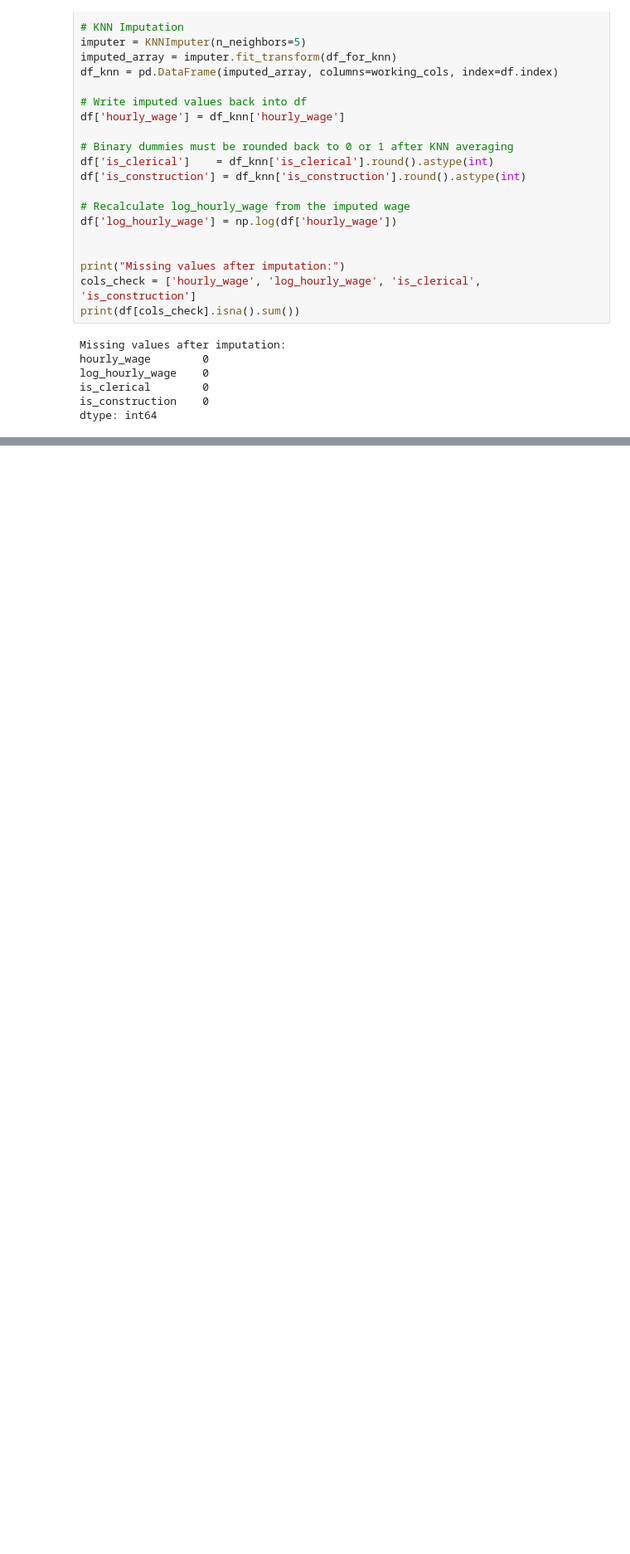
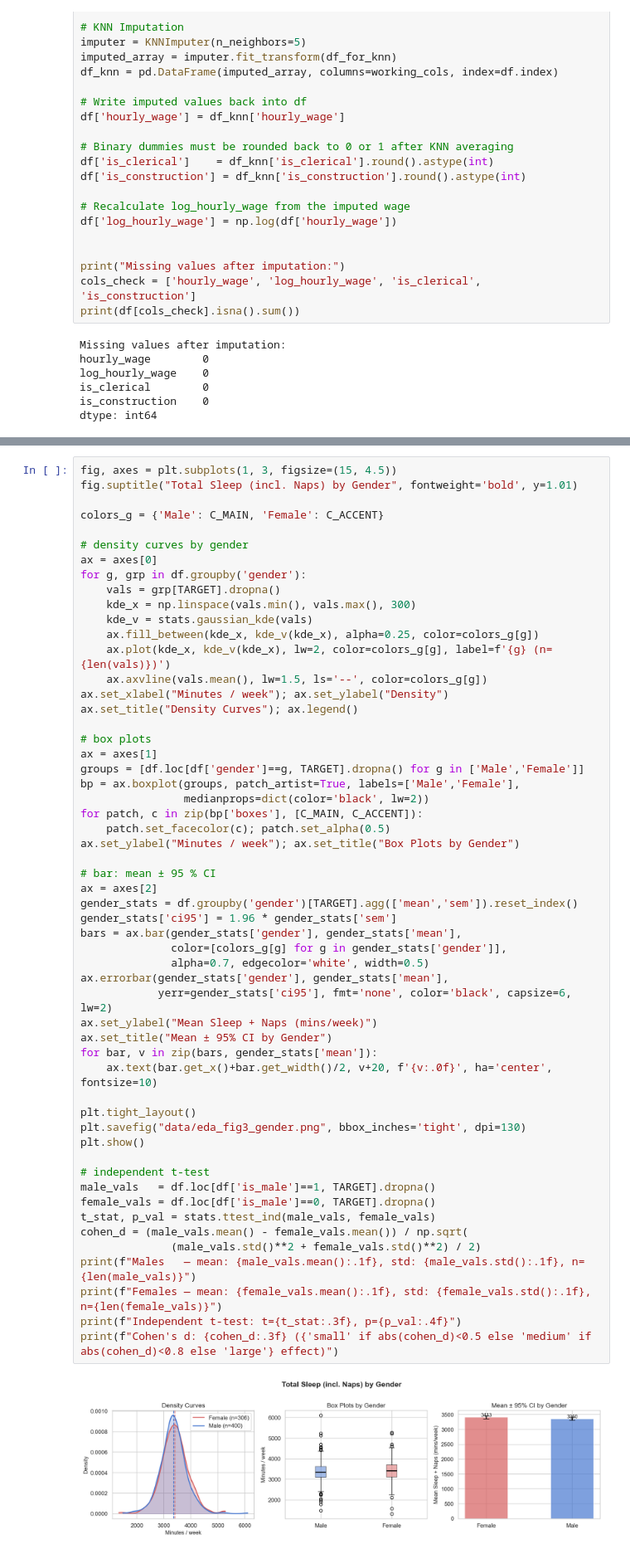
Before and after one commit to 208252/statistics, a Jupyter notebook: assignment.ipynb, the cells around one changed output, grey strips where cells are left out. Shown at 83% size. Drawn from its saved outputs; the diff is of its cells as text; blank space fills up the shorter version.

```diff
--- a/assignment.ipynb
+++ b/assignment.ipynb
@@ -211,0 +448,57 @@ dtype: int64
+# %%
+fig, axes = plt.subplots(1, 3, figsize=(15, 4.5))
+fig.suptitle("Total Sleep (incl. Naps) by Gender", fontweight='bold', y=1.01)
+
+colors_g = {'Male': C_MAIN, 'Female': C_ACCENT}
+
+# density curves by gender
+ax = axes[0]
+for g, grp in df.groupby('gender'):
+    vals = grp[TARGET].dropna()
+    kde_x = np.linspace(vals.min(), vals.max(), 300)
+    kde_v = stats.gaussian_kde(vals)
+    ax.fill_between(kde_x, kde_v(kde_x), alpha=0.25, color=colors_g[g])
+    ax.plot(kde_x, kde_v(kde_x), lw=2, color=colors_g[g], label=f'{g} (n={len(vals)})')
+    ax.axvline(vals.mean(), lw=1.5, ls='--', color=colors_g[g])
+ax.set_xlabel("Minutes / week"); ax.set_ylabel("Density")
+ax.set_title("Density Curves"); ax.legend()
+
+# box plots
+ax = axes[1]
+groups = [df.loc[df['gender']==g, TARGET].dropna() for g in ['Male','Female']]
+bp = ax.boxplot(groups, patch_artist=True, labels=['Male','Female'],
+                medianprops=dict(color='black', lw=2))
+for patch, c in zip(bp['boxes'], [C_MAIN, C_ACCENT]):
+    patch.set_facecolor(c); patch.set_alpha(0.5)
+ax.set_ylabel("Minutes / week"); ax.set_title("Box Plots by Gender")
+
+# bar: mean ± 95 % CI
+ax = axes[2]
+gender_stats = df.groupby('gender')[TARGET].agg(['mean','sem']).reset_index()
+gender_stats['ci95'] = 1.96 * gender_stats['sem']
+bars = ax.bar(gender_stats['gender'], gender_stats['mean'],
+              color=[colors_g[g] for g in gender_stats['gender']],
+              alpha=0.7, edgecolor='white', width=0.5)
+ax.errorbar(gender_stats['gender'], gender_stats['mean'],
+            yerr=gender_stats['ci95'], fmt='none', color='black', capsize=6, lw=2)
+ax.set_ylabel("Mean Sleep + Naps (mins/week)")
+ax.set_title("Mean ± 95% CI by Gender")
+for bar, v in zip(bars, gender_stats['mean']):
+    ax.text(bar.get_x()+bar.get_width()/2, v+20, f'{v:.0f}', ha='center', fontsize=10)
+
+plt.tight_layout()
+plt.savefig("data/eda_fig3_gender.png", bbox_inches='tight', dpi=130)
+plt.show()
+
+# independent t-test
+male_vals   = df.loc[df['is_male']==1, TARGET].dropna()
+female_vals = df.loc[df['is_male']==0, TARGET].dropna()
+t_stat, p_val = stats.ttest_ind(male_vals, female_vals)
+cohen_d = (male_vals.mean() - female_vals.mean()) / np.sqrt(
+              (male_vals.std()**2 + female_vals.std()**2) / 2)
+print(f"Males   — mean: {male_vals.mean():.1f}, std: {male_vals.std():.1f}, n={len(male_vals)}")
+print(f"Females — mean: {female_vals.mean():.1f}, std: {female_vals.std():.1f}, n={len(female_vals)}")
+print(f"Independent t-test: t={t_stat:.3f}, p={p_val:.4f}")
+print(f"Cohen's d: {cohen_d:.3f} ({'small' if abs(cohen_d)<0.5 else 'medium' if abs(cohen_d)<0.8 else 'large'} effect)")
+# %% [output]
+[figure, added]
```
Also changed, not shown: parts of 35 cells of this notebook, 9 other files.
